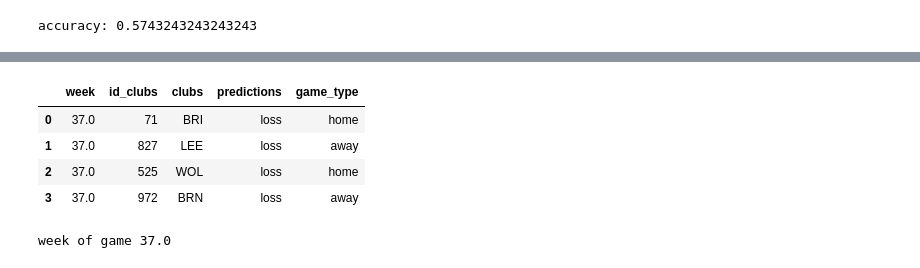
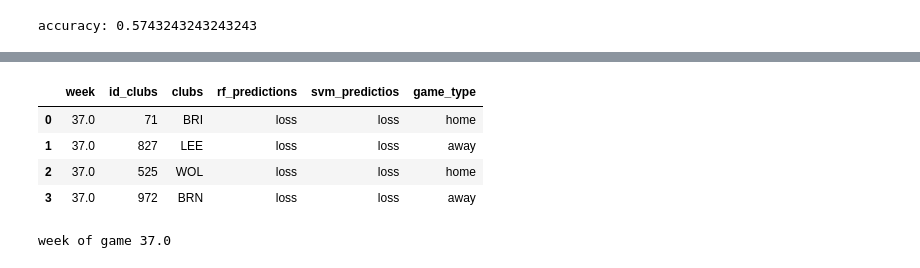
Before and after one commit to nicmodan/gambling-prediction-app, a Jupyter notebook: wranggling&predicting_data.ipynb, the cells around one changed output, grey strips where cells are left out. Cells and saved outputs as stored; diff of their text form; code cells hidden in the pictures.

```diff
--- a/wranggling&predicting_data.ipynb
+++ b/wranggling&predicting_data.ipynb
@@ -106,7 +123,14 @@ def get_new_data(data, score, week):
         "game_type": []
     }
 
-    for _ in range(10):
+    # GET ALL WEEK GAME ID
+    games_id = list(json_obj["matches"][week].keys())
+
+    for i in range(10):
+
+        # GET GAME RESULTES
+        game_resulte = json_obj["matches"][week][games_id[i]]["wonmarkets"]
+
         # slice the event_data from data pass thoure the function parameter
         teamA = data[start]
         teamB = data[stop]
@@ -116,8 +140,8 @@ def get_new_data(data, score, week):
         clubB = indetify_club(teamB)
 
         # slice the teamstats from score pass thoure the function parameter
-        teamA_score = score[start]
-        teamB_score = score[stop]
+        teamA_score = game_resulte.split(",")[4].split("_")[1] # score[start]
+        teamB_score = game_resulte.split(",")[4].split("_")[2] # score[stop]
 
 
         result["weeks"].append(week)
@@ -553,3 +596,6 @@ svm_predictio
+# %%
+rfc_predictions = final_model.predict(prediction_data)
+svm_predictions = final_model_svc.predict(prediction_data)
 # %%
 # [get_club_id(x) for x in df.club.value_counts().index]
 # %%
@@ -560,20 +606,20 @@ svm_predictio
 # %%
 prediction_df = pd.DataFrame({
     "week": weaks,
     "id_clubs": teams_id,
     "clubs": main_clubs,
     "rf_predictions": rfc_predictions,
-    "svm_predictios":
+    "svm_predictios": svm_predictions,
     "game_type": game_type
 })
 prediction_df
 # .sort_values(by=["clubs"])
 # %% [output]
-|  | week | id_clubs | clubs | predictions | game_type |
-| 0 | 37.0 | 71 | BRI | loss | home |
-| 1 | 37.0 | 827 | LEE | loss | away |
-| 2 | 37.0 | 525 | WOL | loss | home |
-| 3 | 37.0 | 972 | BRN | loss | away |
+|  | week | id_clubs | clubs | rf_predictions | svm_predictios | game_type |
+| 0 | 37.0 | 71 | BRI | loss | loss | home |
+| 1 | 37.0 | 827 | LEE | loss | loss | away |
+| 2 | 37.0 | 525 | WOL | loss | loss | home |
+| 3 | 37.0 | 972 | BRN | loss | loss | away |
 # %%
 print(f"week of game {len(df)/20}")
 # %% [output]
```
Also changed, not shown: parts of 44 cells of this notebook.
